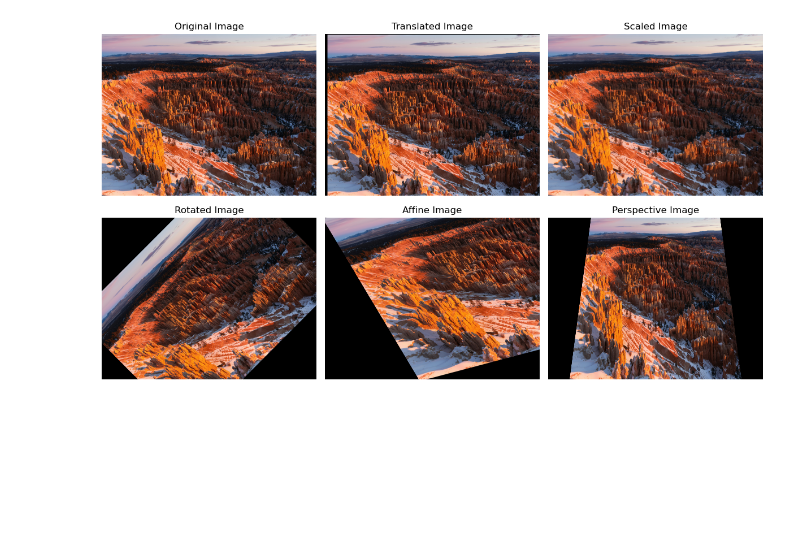
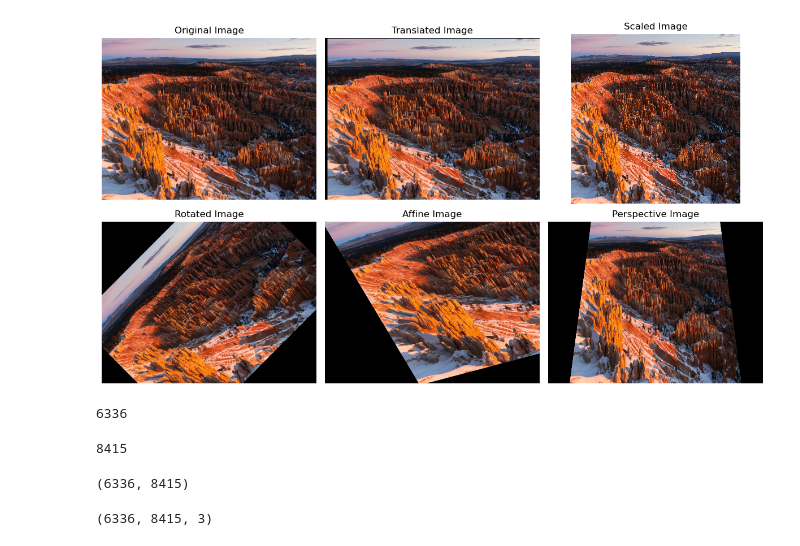
Before and after one commit to tanishkadeep/opencv, a Jupyter notebook: Geometric transformation.ipynb, the cells around one changed output. Cells and saved outputs as stored; diff of their text form; code cells hidden in the pictures; blank space fills up the shorter version.

```diff
--- a/Geometric transformation.ipynb
+++ b/Geometric transformation.ipynb
@@ -63,7 +63,7 @@ else:
     translated_image = cv2.warpAffine(image, translation_matrix, (width, height))
 
     # 2. Scaling (Resize the image)
-    scaled_image = cv2.resize(image, None, fx=0.5, fy=0.5, interpolation=cv2.INTER_LINEAR)  # Resize to half
+    scaled_image = cv2.resize(image,(300,300))  # Resize to half
 
     # 3. Rotation (Rotate the image around its center)
     center = (width // 2, height // 2)
@@ -99,31 +99,48 @@ else:
     plt.title('Translated Image')
     plt.axis('off')
 
     # Scaled Image
     plt.subplot(3, 3, 3)
     plt.imshow(cv2.cvtColor(scaled_image, cv2.COLOR_BGR2RGB))
     plt.title('Scaled Image')
     plt.axis('off')
 
     # Rotated Image
     plt.subplot(3, 3, 4)
     plt.imshow(cv2.cvtColor(rotated_image, cv2.COLOR_BGR2RGB))
     plt.title('Rotated Image')
     plt.axis('off')
 
     # Affine Image
     plt.subplot(3, 3, 5)
     plt.imshow(cv2.cvtColor(affine_image, cv2.COLOR_BGR2RGB))
     plt.title('Affine Image')
     plt.axis('off')
 
     # Perspective Image
     plt.subplot(3, 3, 6)
     plt.imshow(cv2.cvtColor(perspective_image, cv2.COLOR_BGR2RGB))
     plt.title('Perspective Image')
     plt.axis('off')
 
     plt.tight_layout()
     plt.show()
 # %% [output]
-[figure, old version]
+[figure, new version]
+# %%
+height, width = image.shape[:2]
+height
+# %% [output]
+6336
+# %%
+width
+# %% [output]
+8415
+# %%
+image.shape[:2]
+# %% [output]
+(6336, 8415)
+# %%
+image.shape
+# %% [output]
+(6336, 8415, 3)
```
Also changed, not shown: parts of 1 cell of this notebook, 6 other files.
